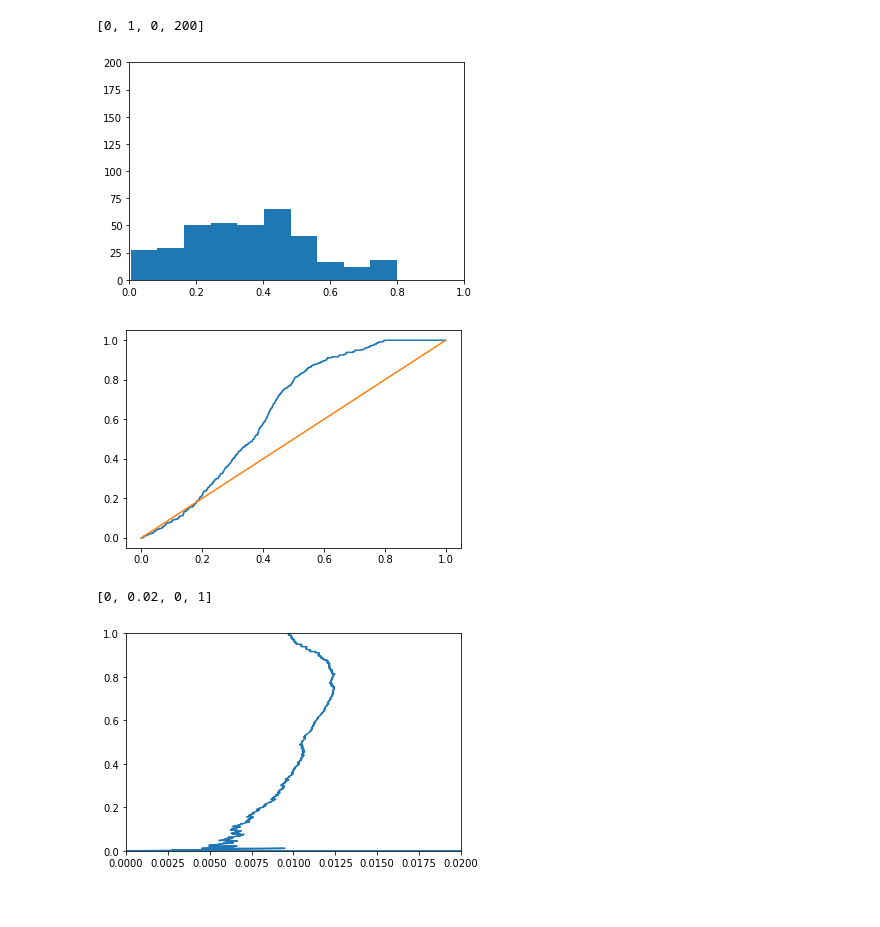
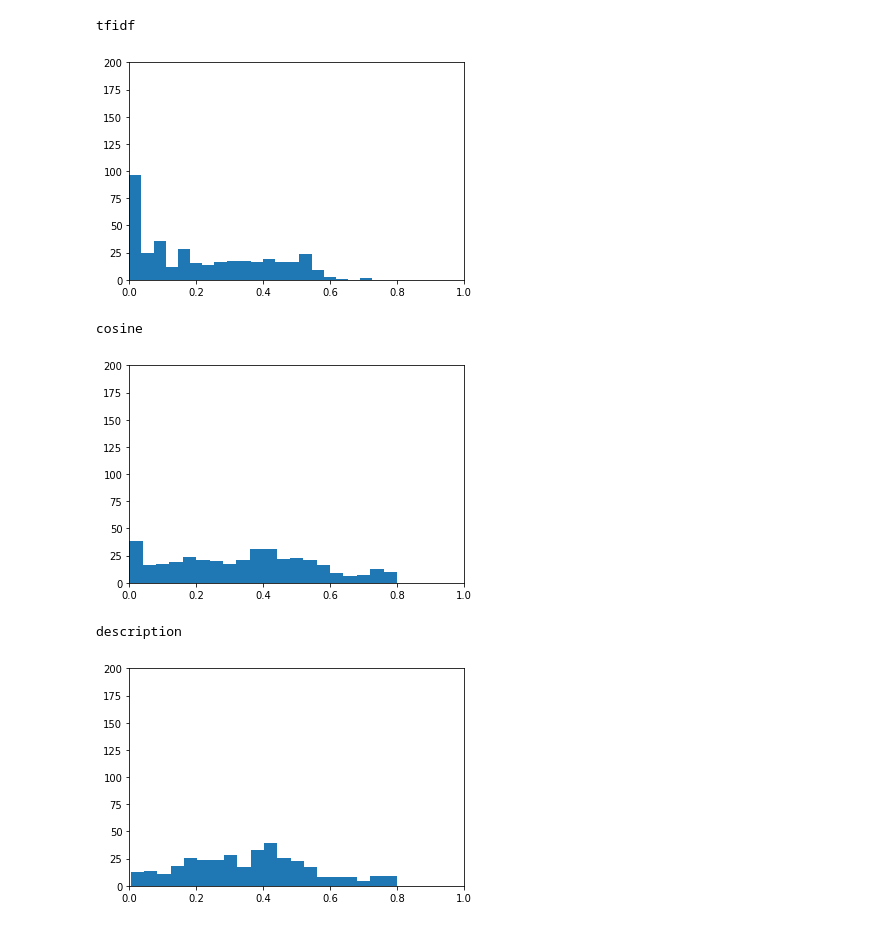
Before and after one commit to dmcinerney/ehr-extraction-models, a Jupyter notebook: supervised_ananlysis.ipynb, the cells around one changed output. Cells and saved outputs as stored; diff of their text form; code cells hidden in the pictures.

```diff
--- a/supervised_ananlysis.ipynb
+++ b/supervised_ananlysis.ipynb
@@ -6,6 +6,3 @@ from utils import precision_recall_f1
 from sklearn.metrics import roc_curve, precision_recall_curve
 import numpy as np
 from torch import tensor # TODO: take out when bug fixed
-# %%
-df = pd.read_csv("/Users/jeredmcinerney/Desktop/summary_stats.csv")
-df
@@ -29,0 +9,4 @@ df
+# %%
+models = ['tfidf', 'cosine', 'description']
+base_path = "/Users/jeredmcinerney/Desktop/summary_stats/%s.csv"
+dfs = {model:pd.read_csv(base_path % model) for model in models}
@@ -30,9 +33,23 @@ df
 # %%
-rankings = sum([(np.array(eval(row.reference_sentence_rankings))/eval(row.num_report_sentences).item()).tolist() for i,row in df.iterrows()], [])
+def get_rankings(df):
+    return sum([(np.array(eval(row.reference_sentence_rankings))/eval(row.num_report_sentences).item()).tolist() for i,row in df.iterrows()], [])
+
+rankings = {model:get_rankings(df) for model,df in dfs.items()}
-# %%
-plt.hist(rankings, bins=10)
-plt.axis([0, 1, 0, 200])
-# %% [output]
-[0, 1, 0, 200]
-[figure, removed]
+# %%
+def plot_rankings(rankings):
+    plt.hist(rankings, bins=20)
+    plt.axis([0, 1, 0, 200])
+
+for model,mrankings in rankings.items():
+    print(model)
+    plot_rankings(mrankings)
+    plt.savefig('/Users/jeredmcinerney/Desktop/plots/rankings_distribution_%s.png' % model)
+    plt.show()
+# %% [output]
+tfidf
+[figure, added]
+cosine
+[figure, added]
+description
+[figure, added]
 # %%
@@ -47,14 +69,0 @@ for i,row in df.iterrows():
-# %%
-fpr, tpr, thresholds= roc_curve(np.array(sentence_labels, dtype=np.float), -np.array(sentence_rankings, dtype=np.float))
-plt.plot(fpr, tpr)
-plt.plot([0,1],[0,1])
-plt.savefig('/Users/jeredmcinerney/Desktop/roc.png')
-# %% [output]
-[figure, removed]
-# %%
-precision, recall, thresholds = precision_recall_curve(np.array(sentence_labels, dtype=np.float), -np.array(sentence_rankings, dtype=np.float))
-plt.plot(precision, recall)
-plt.axis([0,.02,0,1])
-# %% [output]
-[0, 0.02, 0, 1]
-[figure, removed]
```
Also changed, not shown: parts of 12 cells of this notebook.
